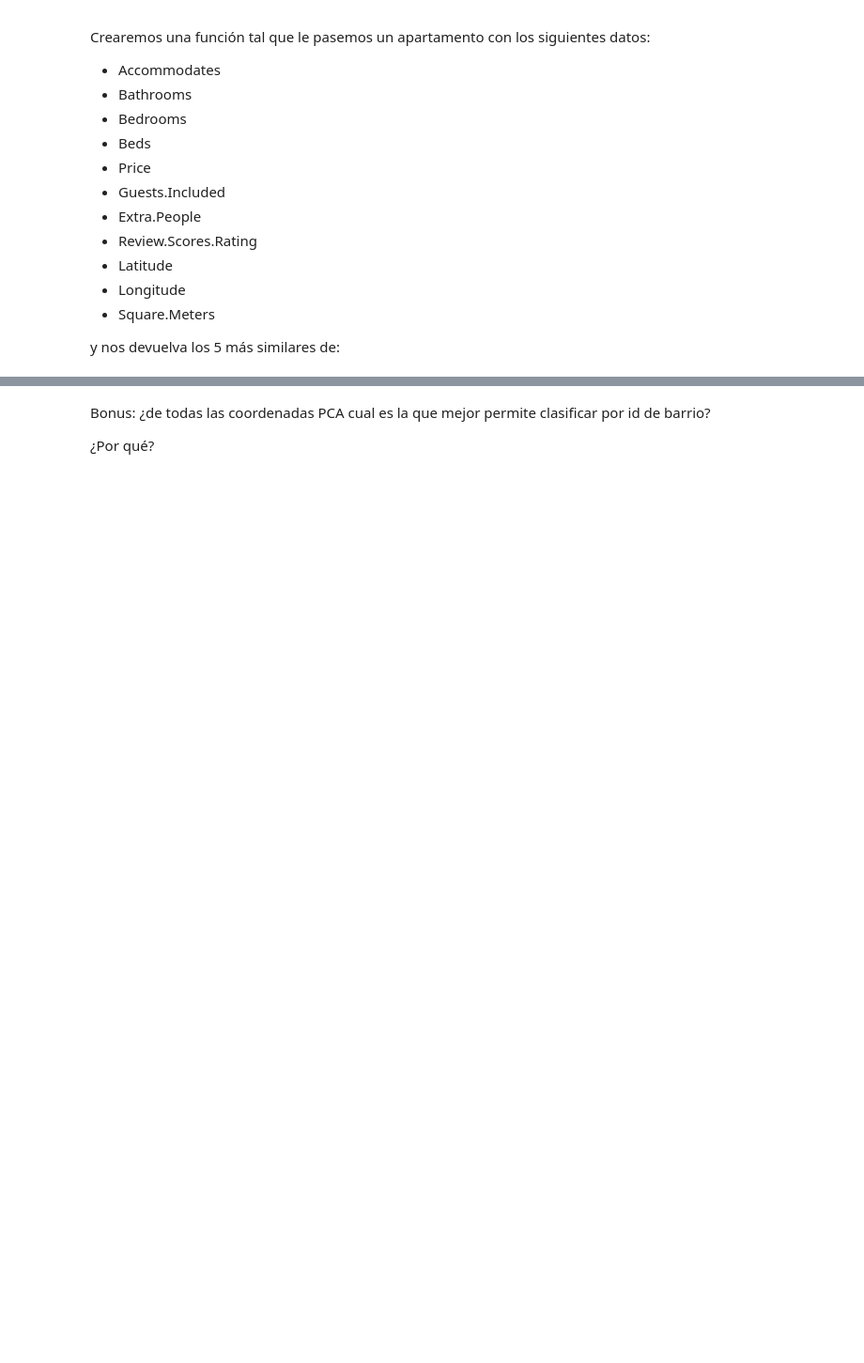
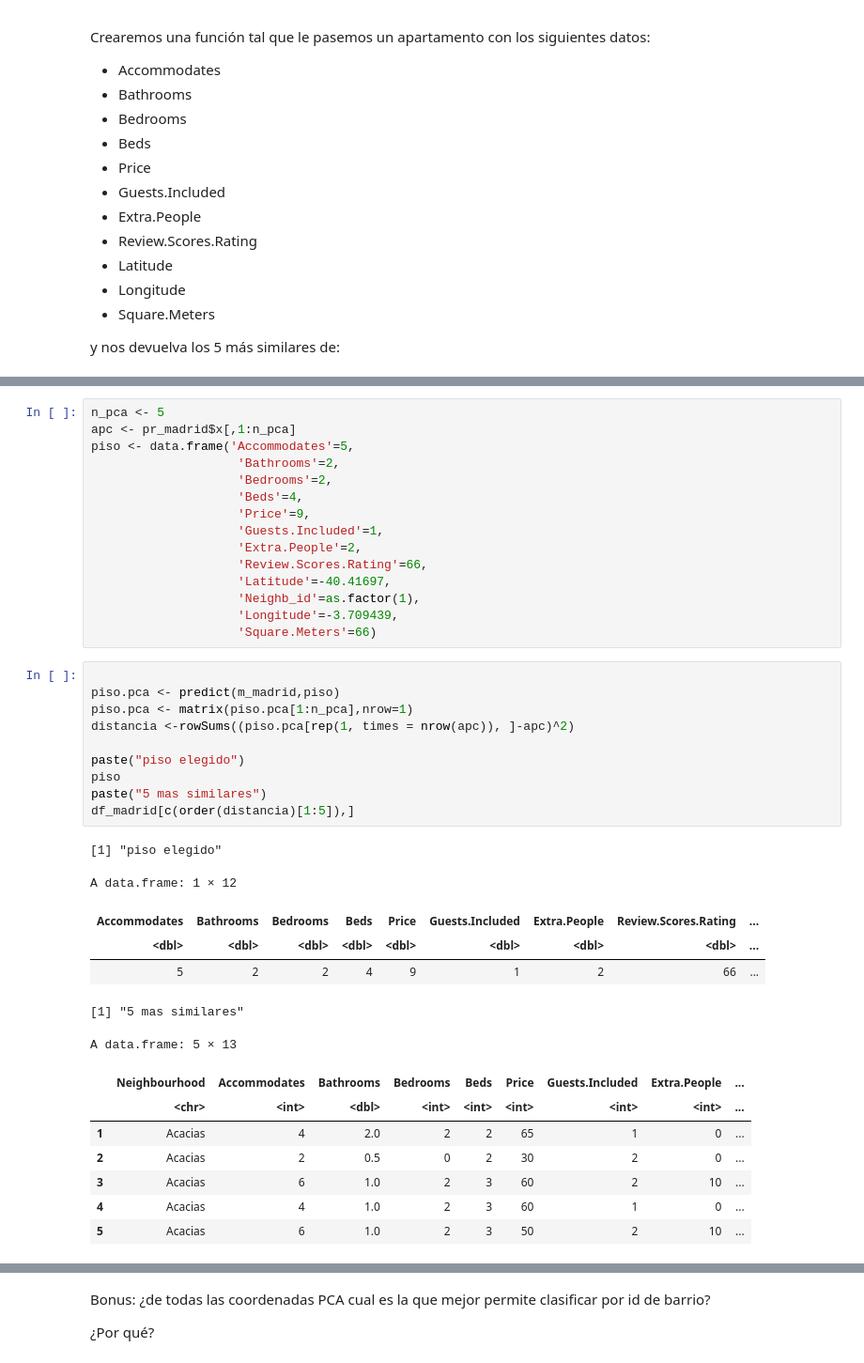
Before and after one commit to emmv20/data-mining, a Jupyter notebook: Practica-AlmadaEmmanuel.ipynb, the cells around one changed output, grey strips where cells are left out. Shown at 94% size. Saved outputs shown, nothing was run; the diff lists cells and outputs as text; blank space fills up the shorter version.

```diff
--- a/Practica-AlmadaEmmanuel.ipynb
+++ b/Practica-AlmadaEmmanuel.ipynb
@@ -351,0 +364,40 @@ y nos devuelva los 5 más similares de:
+# %%
+n_pca <- 5
+apc <- pr_madrid$x[,1:n_pca]
+piso <- data.frame('Accommodates'=5,
+                    'Bathrooms'=2,
+                    'Bedrooms'=2,
+                    'Beds'=4,
+                    'Price'=9,
+                    'Guests.Included'=1,
+                    'Extra.People'=2,
+                    'Review.Scores.Rating'=66,
+                    'Latitude'=-40.41697,
+                    'Neighb_id'=as.factor(1),
+                    'Longitude'=-3.709439,
+                    'Square.Meters'=66)
+# %%
+
+piso.pca <- predict(m_madrid,piso)
+piso.pca <- matrix(piso.pca[1:n_pca],nrow=1)
+distancia <-rowSums((piso.pca[rep(1, times = nrow(apc)), ]-apc)^2)
+
+paste("piso elegido")
+piso
+paste("5 mas similares")
+df_madrid[c(order(distancia)[1:5]),]
+# %% [output]
+[1] "piso elegido"
+A data.frame: 1 × 12
+| Accommodates | Bathrooms | Bedrooms | Beds | Price | Guests.Included | Extra.People | Review.Scores.Rating | ... |
+| <dbl> | <dbl> | <dbl> | <dbl> | <dbl> | <dbl> | <dbl> | <dbl> | ... |
+| 5 | 2 | 2 | 4 | 9 | 1 | 2 | 66 | ... |
+[1] "5 mas similares"
+A data.frame: 5 × 13
+|  | Neighbourhood | Accommodates | Bathrooms | Bedrooms | Beds | Price | Guests.Included | Extra.People | ... |
+|  | <chr> | <int> | <dbl> | <int> | <int> | <int> | <int> | <int> | ... |
+| 1 | Acacias | 4 | 2.0 | 2 | 2 | 65 | 1 | 0 | ... |
+| 2 | Acacias | 2 | 0.5 | 0 | 2 | 30 | 2 | 0 | ... |
+| 3 | Acacias | 6 | 1.0 | 2 | 3 | 60 | 2 | 10 | ... |
+| 4 | Acacias | 4 | 1.0 | 2 | 3 | 60 | 1 | 0 | ... |
+| 5 | Acacias | 6 | 1.0 | 2 | 3 | 50 | 2 | 10 | ... |
```
Also changed, not shown: parts of 12 cells of this notebook.
